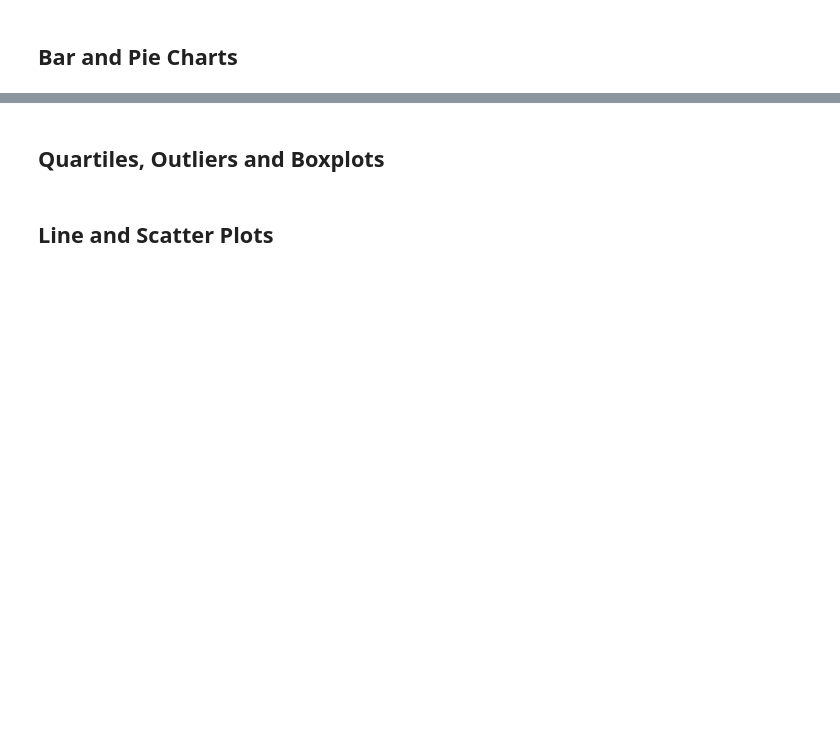
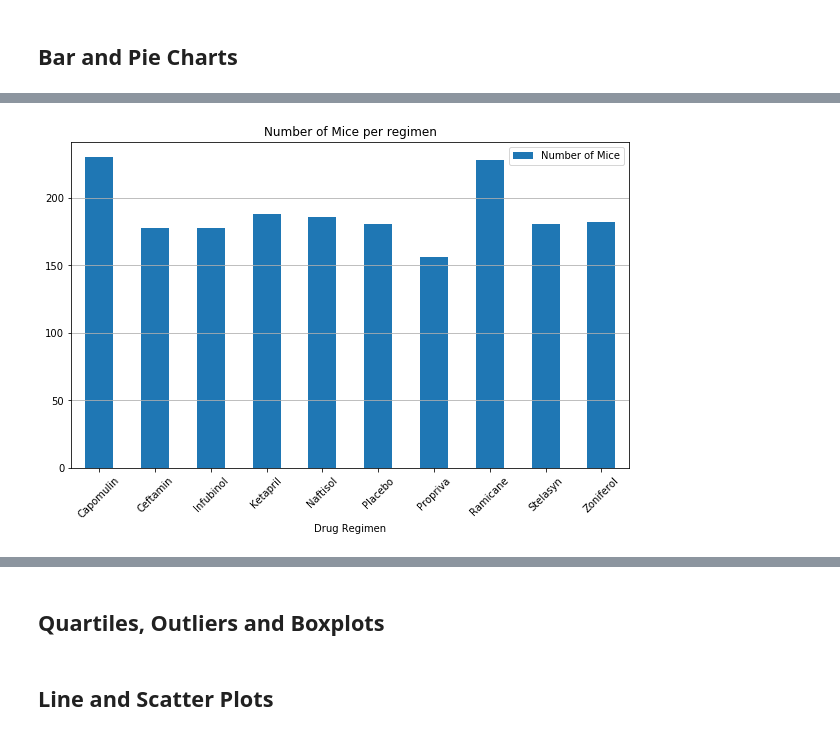
Before and after one commit to paulfhardy/matplotlib-challenge, a Jupyter notebook: pymaceuticals.ipynb, the cells around one changed output, grey strips where cells are left out. Cells and saved outputs as stored; diff of their text form; code cells hidden in the pictures; blank space fills up the shorter version.

Commit message:
Bar charts complete

```diff
--- a/pymaceuticals.ipynb
+++ b/pymaceuticals.ipynb
@@ -169,3 +171,8 @@ drug_regimen_tumor_grouped.agg([np.mean,np.median,np.var,np.std,st.sem])
 ## Bar and Pie Charts
 # %%
 # Generate a bar plot showing the total number of mice for each treatment throughout the course of the study using pandas.
+
+mouse_study_clean_df
+mouse_study_groupby_df = pd.DataFrame(mouse_study_clean_df.groupby(['Drug Regimen']).count()['Mouse ID'])
+mouse_study_groupby_df= mouse_study_groupby_df.rename(columns = { 'Mouse ID' : "Number of Mice"})
+mouse_study_groupby_df
@@ -173,0 +192,8 @@ drug_regimen_tumor_grouped.agg([np.mean,np.median,np.var,np.std,st.sem])
+# %%
+#1 Using Pandas dataframe.plot
+mouse_study_groupby_df.plot(kind="bar", figsize=(10,6), rot = 45, legend = True)
+plt.title("Number of Mice per regimen")
+plt.grid(axis = 'y')
+plt.show()
+# %% [output]
+[figure, added]
```
Also changed, not shown: parts of 6 cells of this notebook.
